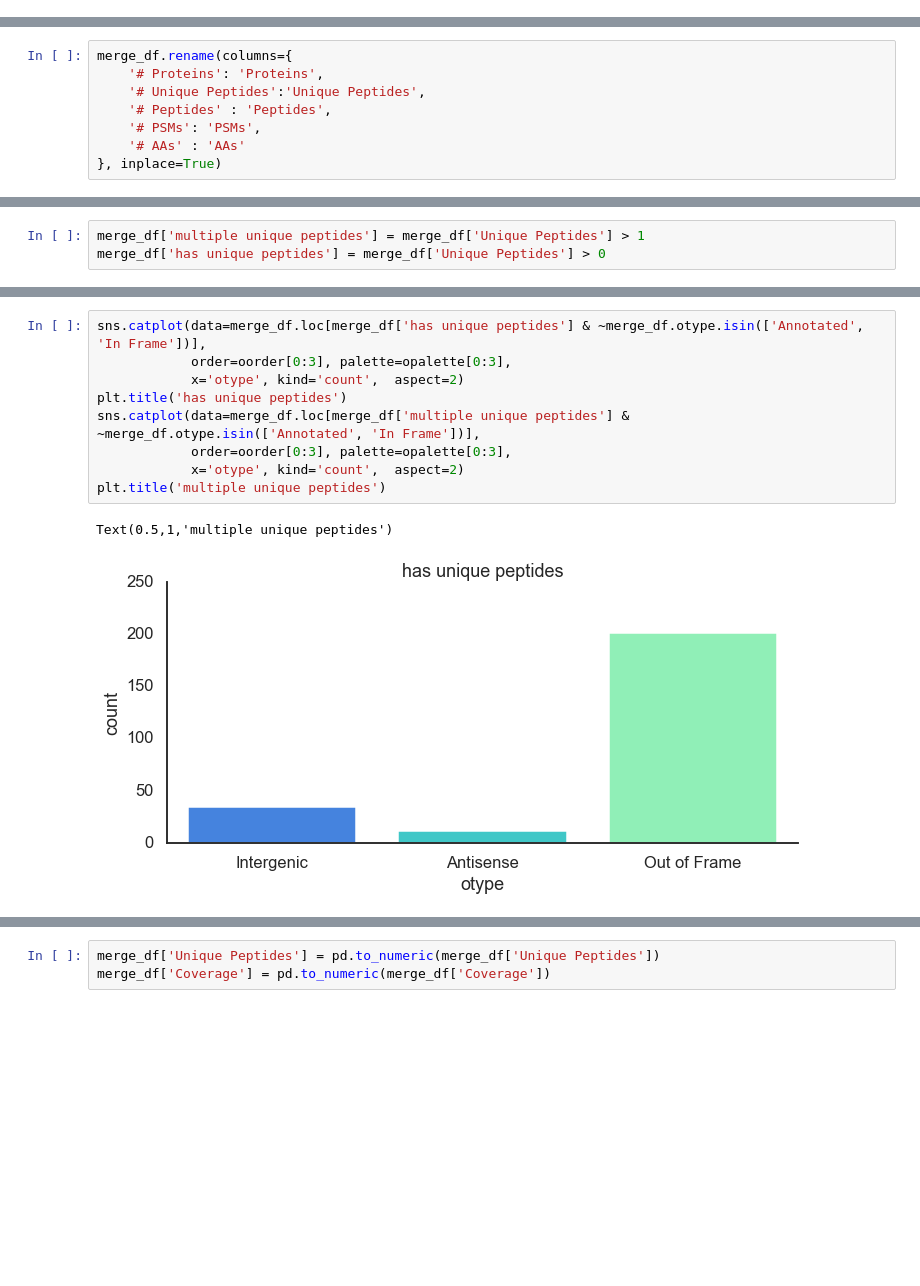
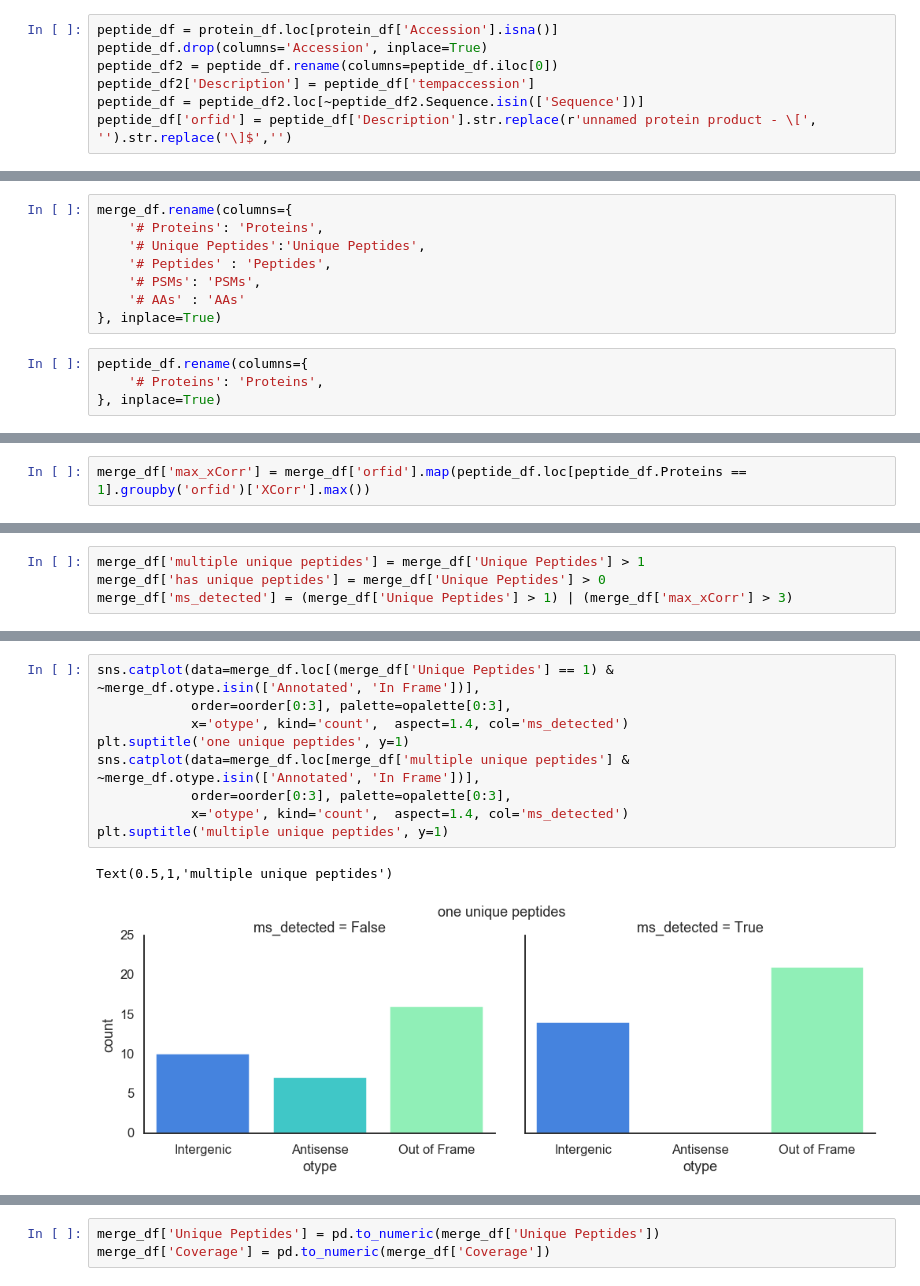
Before and after one commit to wosnat/sep, a Jupyter notebook: mit9313 - ISME2016 - proteome.ipynb, the cells around one changed output, grey strips where cells are left out. Drawn from its saved outputs; the diff is of its cells as text; blank space fills up the shorter version.

```diff
--- a/mit9313 - ISME2016 - proteome.ipynb
+++ b/mit9313 - ISME2016 - proteome.ipynb
@@ -276,0 +295,7 @@ protein_df.head()
+# %%
+peptide_df = protein_df.loc[protein_df['Accession'].isna()]
+peptide_df.drop(columns='Accession', inplace=True)
+peptide_df2 = peptide_df.rename(columns=peptide_df.iloc[0])
+peptide_df2['Description'] = peptide_df['tempaccession']
+peptide_df = peptide_df2.loc[~peptide_df2.Sequence.isin(['Sequence'])]
+peptide_df['orfid'] = peptide_df['Description'].str.replace(r'unnamed protein product - \[', '').str.replace('\]$','')
@@ -326,3 +346,7 @@ merge_df.rename(columns={
     '# PSMs': 'PSMs',
     '# AAs' : 'AAs'
 }, inplace=True)
+# %%
+peptide_df.rename(columns={
+    '# Proteins': 'Proteins',
+}, inplace=True)
@@ -328,0 +374,2 @@ merge_df.rename(columns={
+# %%
+merge_df['max_xCorr'] = merge_df['orfid'].map(peptide_df.loc[peptide_df.Proteins == 1].groupby('orfid')['XCorr'].max())
@@ -329,4 +391,5 @@ merge_df.rename(columns={
 # %%
 merge_df['multiple unique peptides'] = merge_df['Unique Peptides'] > 1
 merge_df['has unique peptides'] = merge_df['Unique Peptides'] > 0
+merge_df['ms_detected'] = (merge_df['Unique Peptides'] > 1) | (merge_df['max_xCorr'] > 3)
 # %%
@@ -343,12 +407,12 @@ sns.catplot(data=merge_df, x='otype', y='Unique Peptides', aspect=3, kind='swarm
 # %%
-sns.catplot(data=merge_df.loc[merge_df['has unique peptides'] & ~merge_df.otype.isin(['Annotated', 'In Frame'])],
+sns.catplot(data=merge_df.loc[(merge_df['Unique Peptides'] == 1) & ~merge_df.otype.isin(['Annotated', 'In Frame'])],
             order=oorder[0:3], palette=opalette[0:3],
-            x='otype', kind='count',  aspect=2)
-plt.title('has unique peptides')
+            x='otype', kind='count',  aspect=1.4, col='ms_detected')
+plt.suptitle('one unique peptides', y=1)
 sns.catplot(data=merge_df.loc[merge_df['multiple unique peptides'] & ~merge_df.otype.isin(['Annotated', 'In Frame'])],
             order=oorder[0:3], palette=opalette[0:3],
-            x='otype', kind='count',  aspect=2)
-plt.title('multiple unique peptides')
+            x='otype', kind='count',  aspect=1.4, col='ms_detected')
+plt.suptitle('multiple unique peptides', y=1)
 # %% [output]
 Text(0.5,1,'multiple unique peptides')
-[figure, old version]
+[figure, new version]
```
Also changed, not shown: parts of 62 cells of this notebook, 4 other files.
